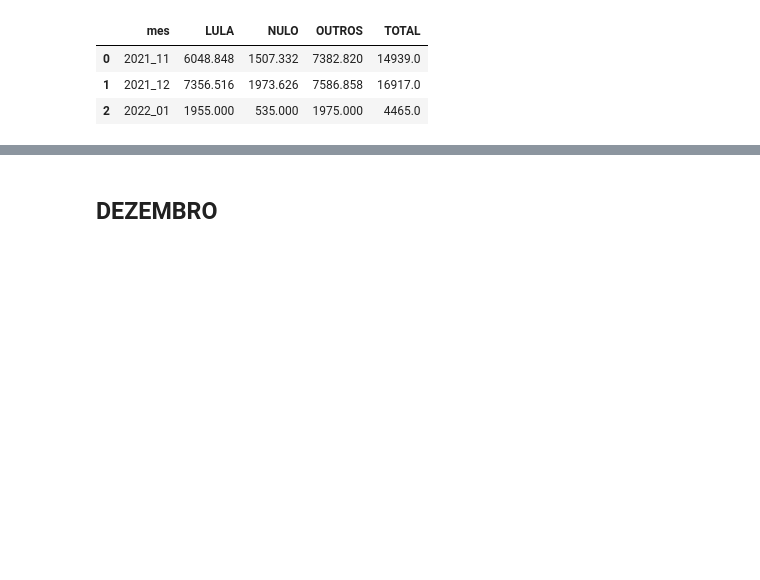
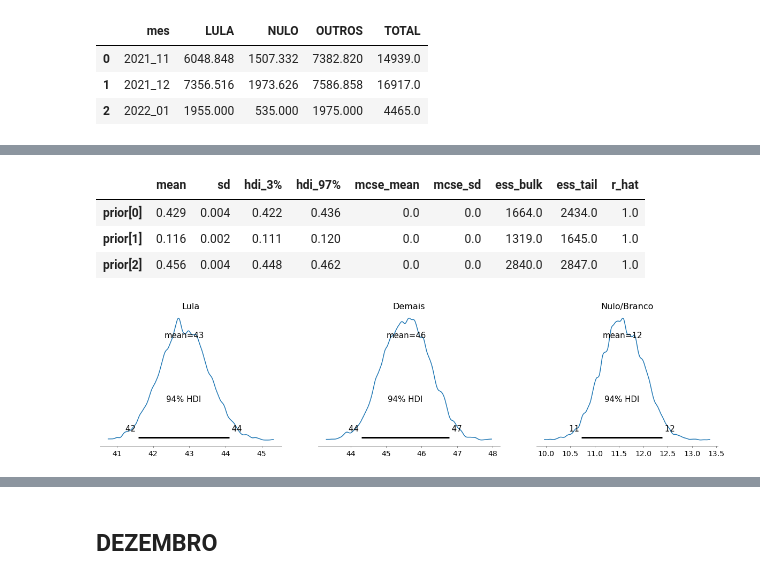
Before and after one commit to xboard/fastpages-blog, a Jupyter notebook: _notebooks/2022-01-07-brazils-2022-presidential-elections-polls-analysis-part1.ipynb, the cells around one changed output, grey strips where cells are left out. Cells and saved outputs as stored; diff of their text form; code cells hidden in the pictures; blank space fills up the shorter version.

```diff
--- a/_notebooks/2022-01-07-brazils-2022-presidential-elections-polls-analysis-part1.ipynb
+++ b/_notebooks/2022-01-07-brazils-2022-presidential-elections-polls-analysis-part1.ipynb
@@ -303,0 +373,20 @@ D0
+# %%
+flat_prior = prior = np.array([420.0, 130.0, 450.0])
+
+df_by_mes = df.groupby("mes").sum().reset_index()
+for obj in df_by_mes.itertuples():
+    observed = np.array([obj.LULA, obj.NULO, obj.OUTROS])
+    print(f">>> observed = {observed}")
+    model = build_model(prior, observed)
+    trace, ppc = sampling(model)
+    posterior = ppc['current']
+    # print(f">>> posterior.shape={posterior.shape}")
+    prior = dirichlet.mle(posterior/posterior.sum(axis=1).reshape(-1, 1))
+    # print('dirichlet.mle(posterior/posterior.sum(axis=1).reshape(-1, 1))=,', prior)
+    qs = calc_prob_lula_win(model, trace, 100, ppc=ppc)
+    print(f">>> mes={obj.mes}, updaed_prior={prior},  qs={[str(q)+'%' for q in qs]} <<<")
+    # print(f">>> data_pesquisa={obj.data_pesquisa}, updaed_prior={prior},  qs={qs}% <<<");
+    post_prob = posterior/posterior.sum(axis=1).reshape(-1, 1)
+    print(f"lula=", np.quantile(post_prob[:, 0], q=HDI))
+    print(f"nulo=", np.quantile(post_prob[:, 1], q=HDI))
+    print(f"demais=", np.quantile(post_prob[:, 2], q=HDI))
@@ -303,0 +424,14 @@ D0
+# %%
+az.summary(trace)
+# %% [output]
+|  | mean | sd | hdi_3% | hdi_97% | mcse_mean | mcse_sd | ess_bulk | ess_tail | r_hat |
+| prior[0] | 0.429 | 0.004 | 0.422 | 0.436 | 0.0 | 0.0 | 1664.0 | 2434.0 | 1.0 |
+| prior[1] | 0.116 | 0.002 | 0.111 | 0.120 | 0.0 | 0.0 | 1319.0 | 1645.0 | 1.0 |
+| prior[2] | 0.456 | 0.004 | 0.448 | 0.462 | 0.0 | 0.0 | 2840.0 | 2847.0 | 1.0 |
+# %%
+lula = ppc['current'][:,0] / ppc['current'].sum(axis=1) * 100.00
+nulo = ppc['current'][:,1] / ppc['current'].sum(axis=1) * 100.00
+demais = ppc['current'][:,2] / ppc['current'].sum(axis=1) * 100.00
+az.plot_posterior({'Lula': lula, 'Demais': demais, 'Nulo/Branco':nulo});
+# %% [output]
+[figure, added]
```
Also changed, not shown: parts of 44 cells of this notebook.
